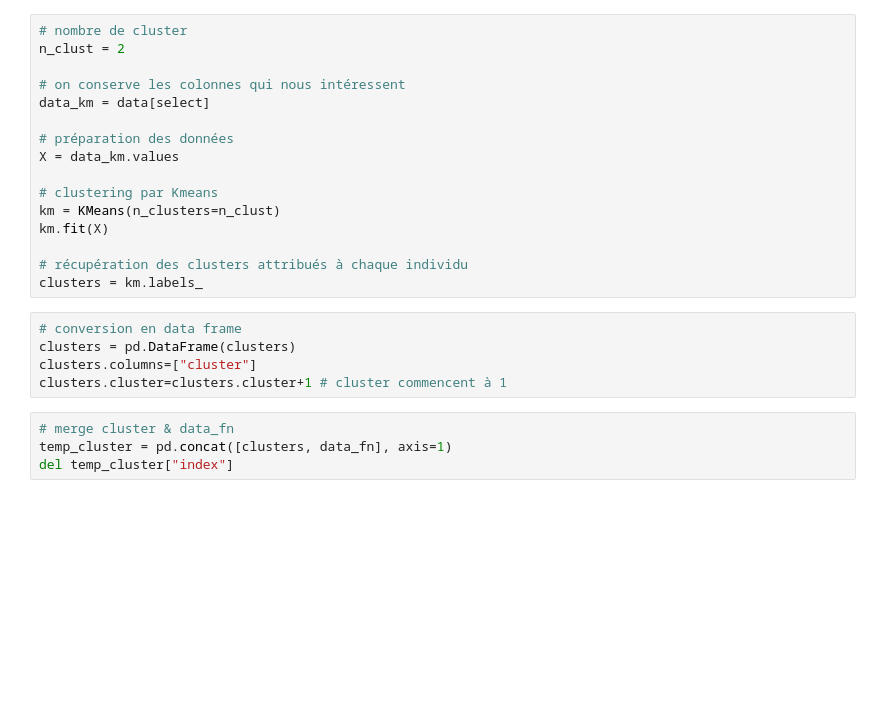
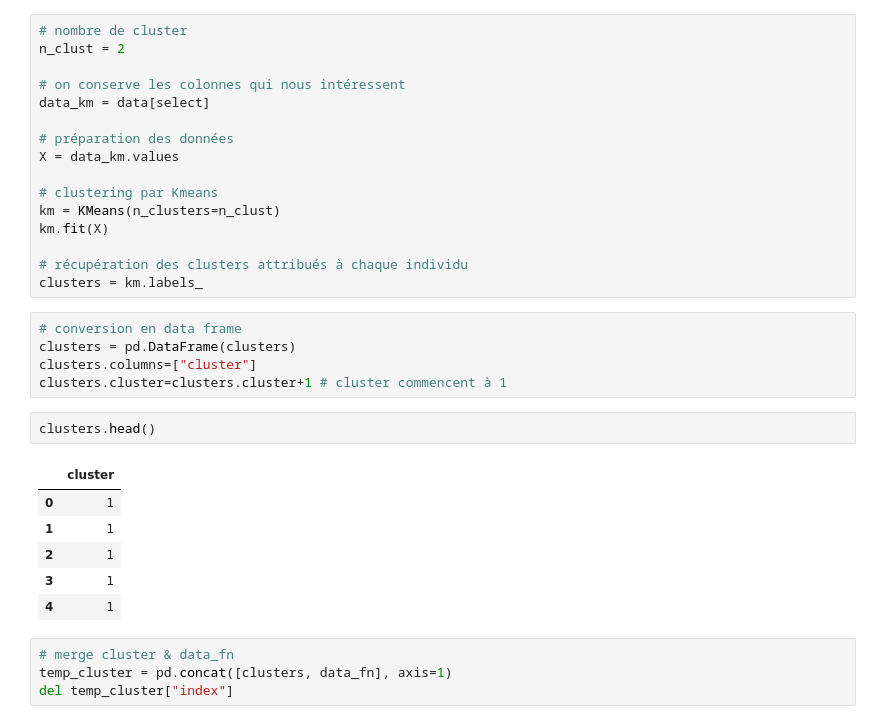
Before and after one commit to TheoChastrePradat/P6_Detection_Faux_Billets, a Jupyter notebook: P6_01_code.ipynb, the cells around one changed output. Drawn from its saved outputs; the diff is of its cells as text; blank space fills up the shorter version.

```diff
--- a/P6_01_code.ipynb
+++ b/P6_01_code.ipynb
@@ -541,6 +541,15 @@ clusters = km.labels_
 clusters = pd.DataFrame(clusters)
 clusters.columns=["cluster"]
 clusters.cluster=clusters.cluster+1 # cluster commencent à 1
+# %%
+clusters.head()
+# %% [output]
+|  | cluster |
+| 0 | 1 |
+| 1 | 1 |
+| 2 | 1 |
+| 3 | 1 |
+| 4 | 1 |
 # %%
 # merge cluster & data_fn
 temp_cluster = pd.concat([clusters, data_fn], axis=1)
```
Also changed, not shown: parts of 15 cells of this notebook.
